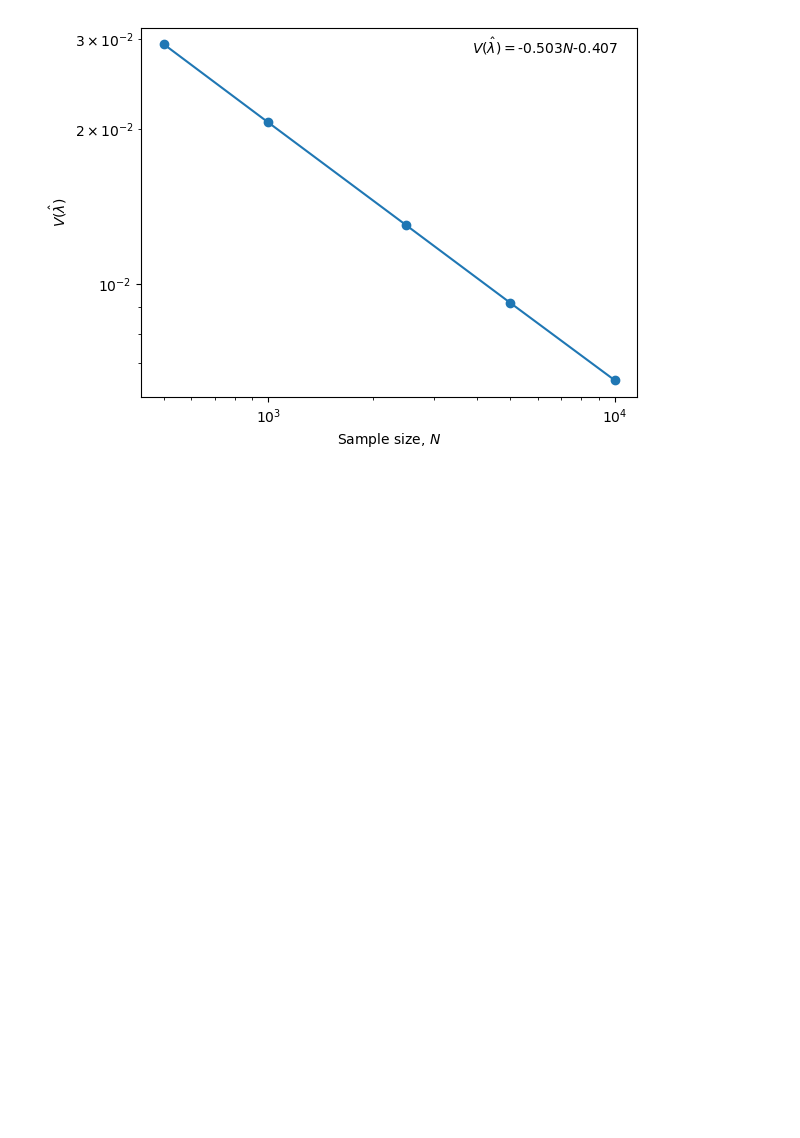
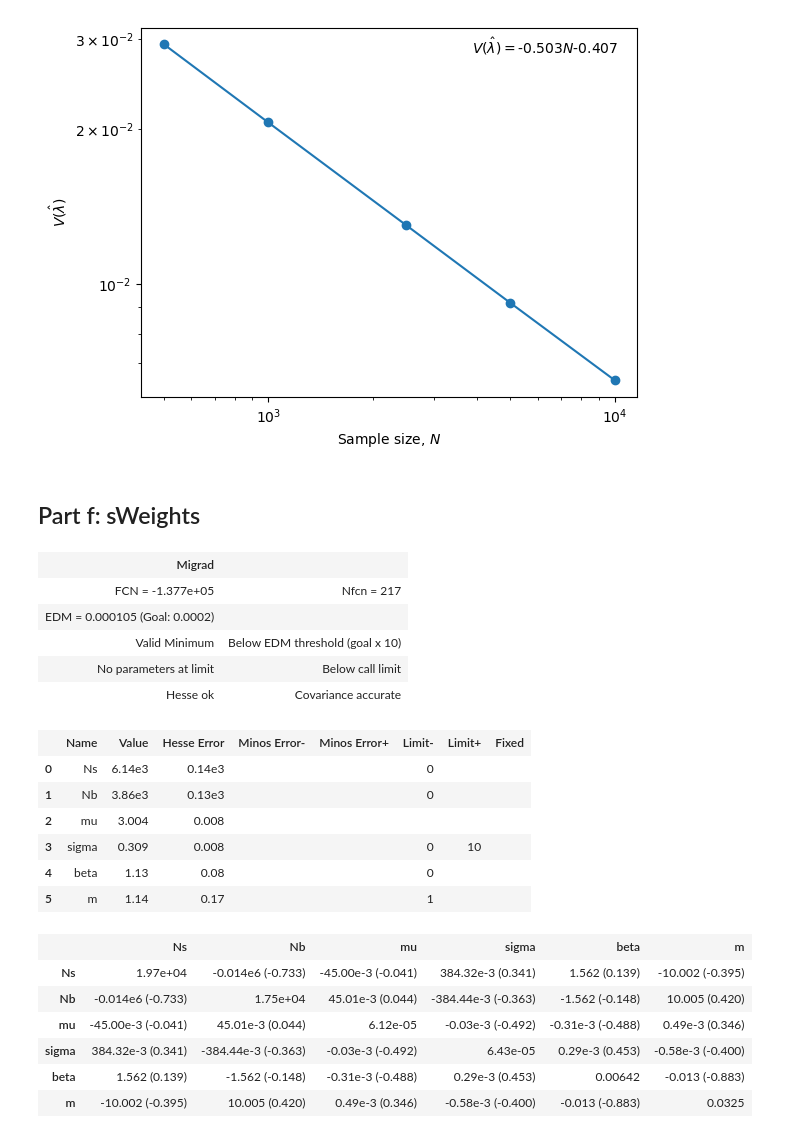
Before and after one commit to elizabethsztan/DIS_S1, a Jupyter notebook: s1_coursework.ipynb, the cells around one changed output. Saved outputs shown, nothing was run; the diff lists cells and outputs as text; code cells hidden in the pictures; blank space fills up the shorter version.

```diff
--- a/s1_coursework.ipynb
+++ b/s1_coursework.ipynb
@@ -764,3 +767,5 @@ plt.ylabel(r'$V(\hat{\lambda})$')
 # %% [output]
 Text(0, 0.5, '$V(\\hat{\\lambda})$')
 [figure]
+# %% [markdown]
+## Part f: sWeights
@@ -766,0 +820,28 @@ Text(0, 0.5, '$V(\\hat{\\lambda})$')
+# %%
+#Testing data
+N = 10000
+data = accept_reject_2d(total_fixed_fitted, num_samples=N)
+X, Y = data
+mi = EML_fit_X()
+mi
+# %% [output]
+| Migrad |  |
+| FCN = -1.377e+05 | Nfcn = 217 |
+| EDM = 0.000105 (Goal: 0.0002) |  |
+| Valid Minimum | Below EDM threshold (goal x 10) |
+| No parameters at limit | Below call limit |
+| Hesse ok | Covariance accurate |
+|  | Name | Value | Hesse Error | Minos Error- | Minos Error+ | Limit- | Limit+ | Fixed |
+| 0 | Ns | 6.14e3 | 0.14e3 |  |  | 0 |  |  |
+| 1 | Nb | 3.86e3 | 0.13e3 |  |  | 0 |  |  |
+| 2 | mu | 3.004 | 0.008 |  |  |  |  |  |
+| 3 | sigma | 0.309 | 0.008 |  |  | 0 | 10 |  |
+| 4 | beta | 1.13 | 0.08 |  |  | 0 |  |  |
+| 5 | m | 1.14 | 0.17 |  |  | 1 |  |  |
+|  | Ns | Nb | mu | sigma | beta | m |
+| Ns | 1.97e+04 | -0.014e6 (-0.733) | -45.00e-3 (-0.041) | 384.32e-3 (0.341) | 1.562 (0.139) | -10.002 (-0.395) |
+| Nb | -0.014e6 (-0.733) | 1.75e+04 | 45.01e-3 (0.044) | -384.44e-3 (-0.363) | -1.562 (-0.148) | 10.005 (0.420) |
+| mu | -45.00e-3 (-0.041) | 45.01e-3 (0.044) | 6.12e-05 | -0.03e-3 (-0.492) | -0.31e-3 (-0.488) | 0.49e-3 (0.346) |
+| sigma | 384.32e-3 (0.341) | -384.44e-3 (-0.363) | -0.03e-3 (-0.492) | 6.43e-05 | 0.29e-3 (0.453) | -0.58e-3 (-0.400) |
+| beta | 1.562 (0.139) | -1.562 (-0.148) | -0.31e-3 (-0.488) | 0.29e-3 (0.453) | 0.00642 | -0.013 (-0.883) |
+| m | -10.002 (-0.395) | 10.005 (0.420) | 0.49e-3 (0.346) | -0.58e-3 (-0.400) | -0.013 (-0.883) | 0.0325 |
```
Also changed, not shown: parts of 4 cells of this notebook.
